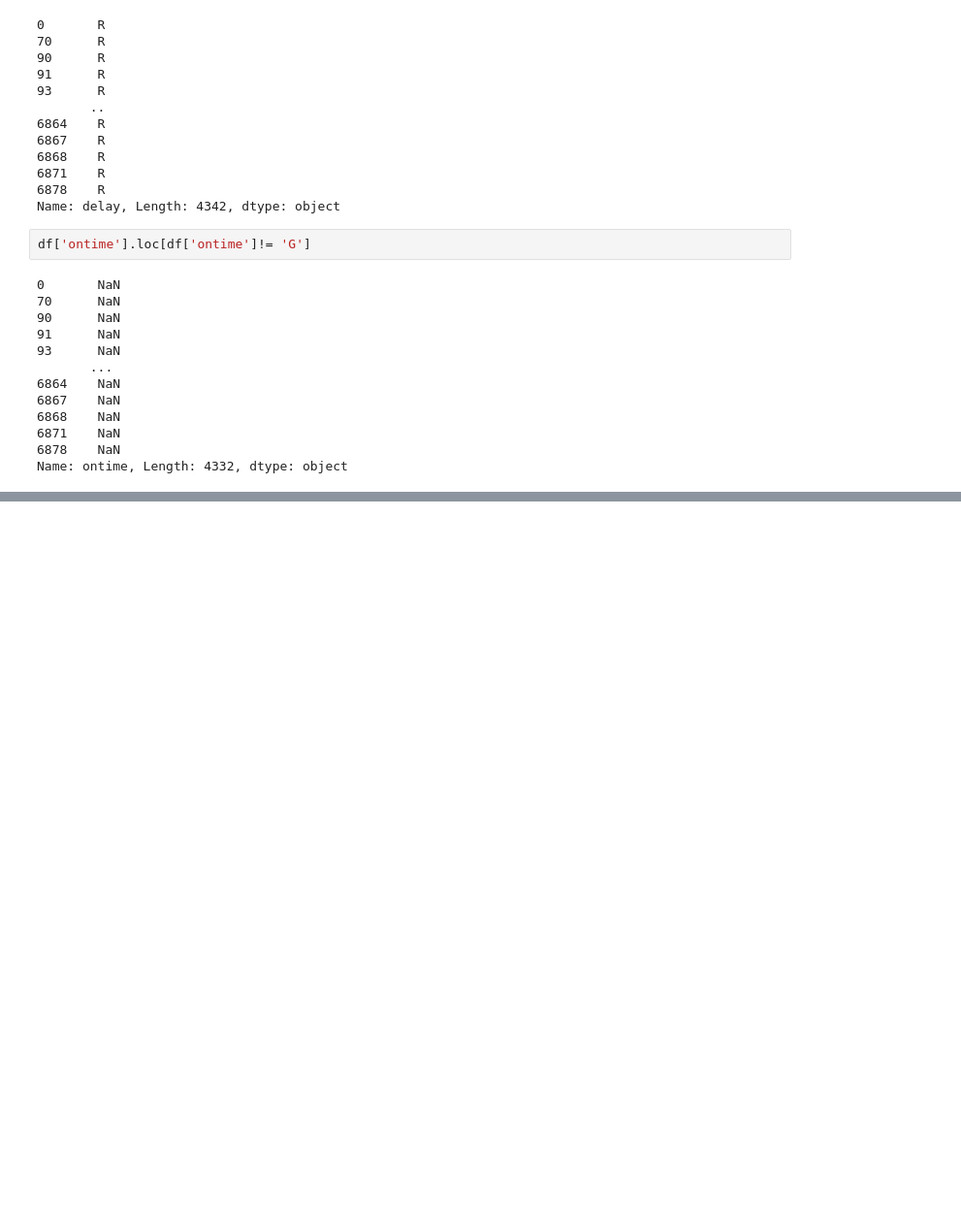
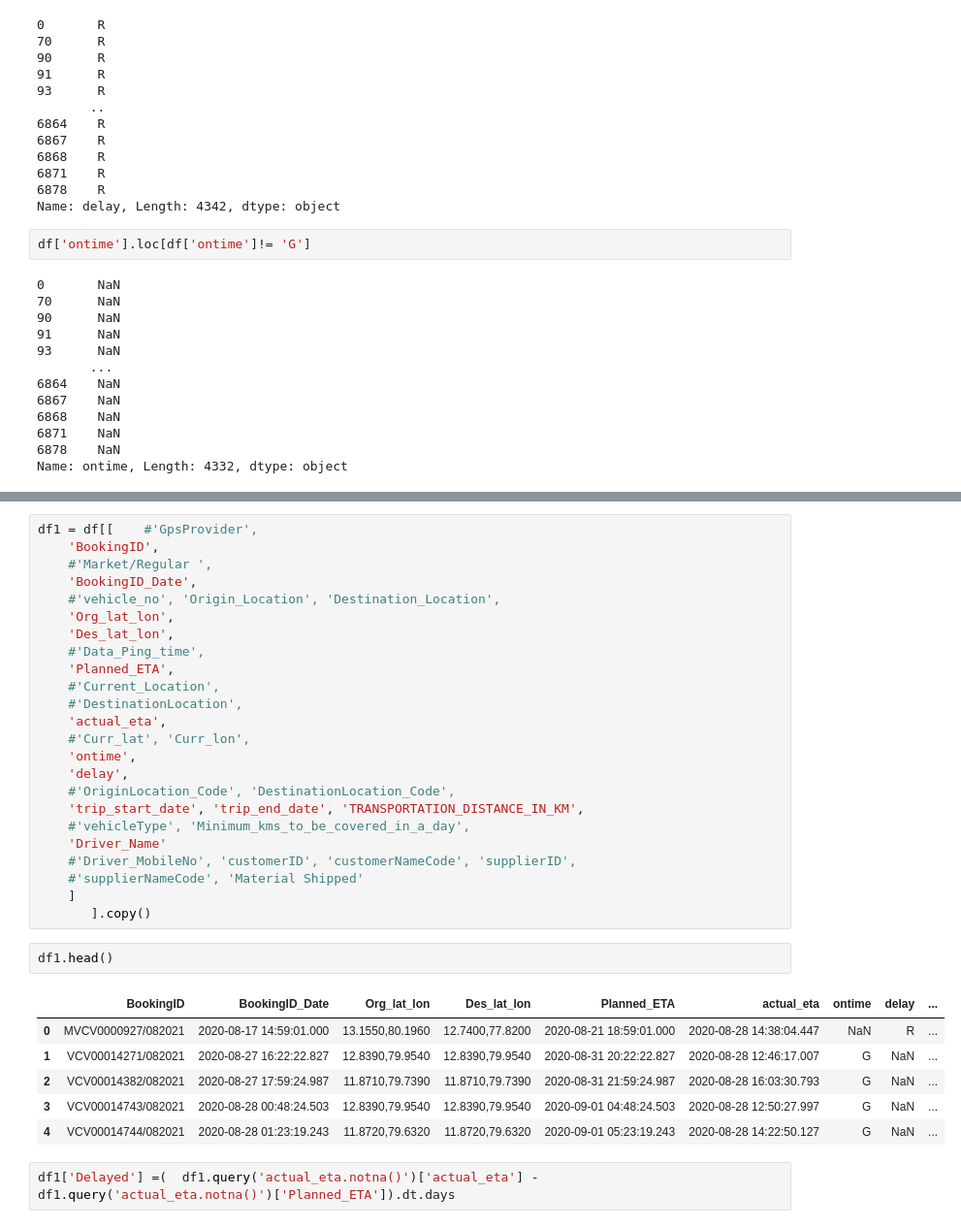
Before and after one commit to rakarnawat/Logistics_Visualization, a Jupyter notebook: dataCleaning.ipynb, the cells around one changed output, grey strips where cells are left out. Shown: that part at 97% size. Saved outputs shown, nothing was run; the diff lists cells and outputs as text; blank space fills up the shorter version.

Commit message:
Data  Cleaning

```diff
--- a/dataCleaning.ipynb
+++ b/dataCleaning.ipynb
@@ -115,0 +136,35 @@ Name: ontime, Length: 4332, dtype: object
+# %%
+df1 = df[[    #'GpsProvider',
+    'BookingID',
+    #'Market/Regular ',
+    'BookingID_Date',
+    #'vehicle_no', 'Origin_Location', 'Destination_Location',
+    'Org_lat_lon',
+    'Des_lat_lon',
+    #'Data_Ping_time',
+    'Planned_ETA',
+    #'Current_Location',
+    #'DestinationLocation',
+    'actual_eta',
+    #'Curr_lat', 'Curr_lon',
+    'ontime',
+    'delay',
+    #'OriginLocation_Code', 'DestinationLocation_Code',
+    'trip_start_date', 'trip_end_date', 'TRANSPORTATION_DISTANCE_IN_KM',
+    #'vehicleType', 'Minimum_kms_to_be_covered_in_a_day',
+    'Driver_Name'
+    #'Driver_MobileNo', 'customerID', 'customerNameCode', 'supplierID',
+    #'supplierNameCode', 'Material Shipped'
+    ]
+       ].copy()
+# %%
+df1.head()
+# %% [output]
+|  | BookingID | BookingID_Date | Org_lat_lon | Des_lat_lon | Planned_ETA | actual_eta | ontime | delay | ... |
+| 0 | MVCV0000927/082021 | 2020-08-17 14:59:01.000 | 13.1550,80.1960 | 12.7400,77.8200 | 2020-08-21 18:59:01.000 | 2020-08-28 14:38:04.447 | NaN | R | ... |
+| 1 | VCV00014271/082021 | 2020-08-27 16:22:22.827 | 12.8390,79.9540 | 12.8390,79.9540 | 2020-08-31 20:22:22.827 | 2020-08-28 12:46:17.007 | G | NaN | ... |
+| 2 | VCV00014382/082021 | 2020-08-27 17:59:24.987 | 11.8710,79.7390 | 11.8710,79.7390 | 2020-08-31 21:59:24.987 | 2020-08-28 16:03:30.793 | G | NaN | ... |
+| 3 | VCV00014743/082021 | 2020-08-28 00:48:24.503 | 12.8390,79.9540 | 12.8390,79.9540 | 2020-09-01 04:48:24.503 | 2020-08-28 12:50:27.997 | G | NaN | ... |
+| 4 | VCV00014744/082021 | 2020-08-28 01:23:19.243 | 11.8720,79.6320 | 11.8720,79.6320 | 2020-09-01 05:23:19.243 | 2020-08-28 14:22:50.127 | G | NaN | ... |
+# %%
+df1['Delayed'] =(  df1.query('actual_eta.notna()')['actual_eta'] -  df1.query('actual_eta.notna()')['Planned_ETA']).dt.days
```
Also changed, not shown: parts of 7 cells of this notebook, 1 other file.
